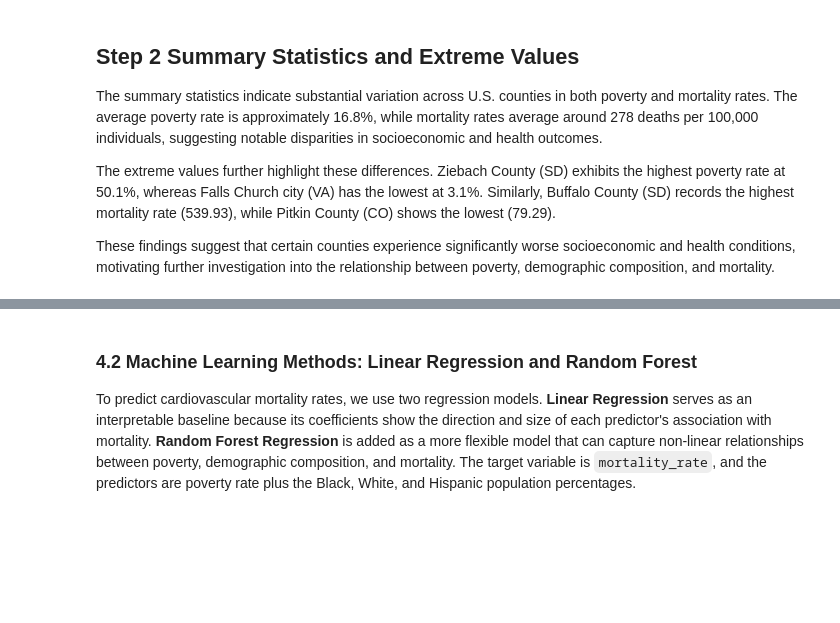
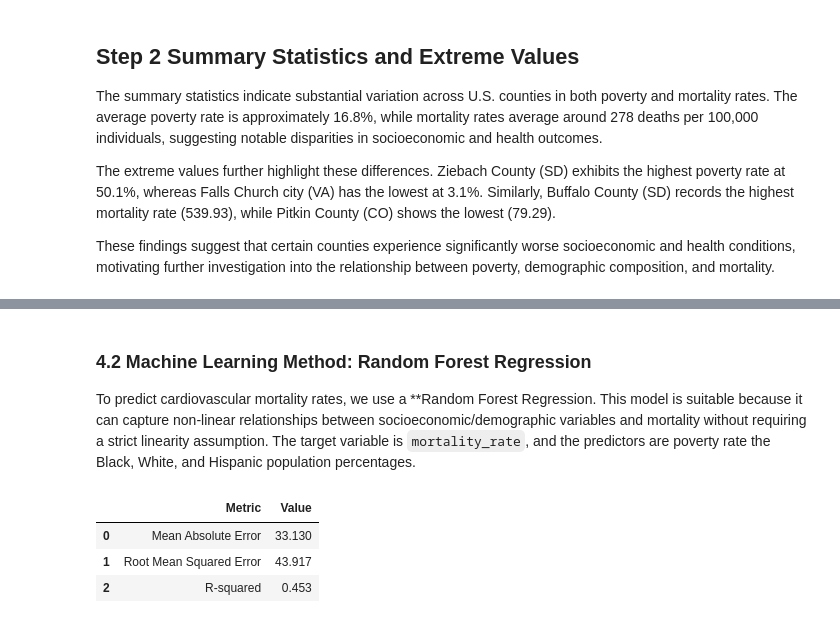
Before and after one commit to ranabetuldereli/DSA210-TermProject, a Jupyter notebook: DSA210projectrna.ipynb, the cells around one changed output, grey strips where cells are left out. Cells and saved outputs as stored; diff of their text form; code cells hidden in the pictures; blank space fills up the shorter version.

```diff
--- a/DSA210projectrna.ipynb
+++ b/DSA210projectrna.ipynb
@@ -510,59 +543,50 @@ results_df.style.hide(axis="index").set_caption("Summary of Hypothesis Test Resu
 # %% [markdown]
-### 4.2 Machine Learning Methods: Linear Regression and Random Forest
+### 4.2 Machine Learning Method: Random Forest Regression
 
-To predict cardiovascular mortality rates, we use two regression models. **Linear Regression** serves as an interpretable baseline because its coefficients show the direction and size of each predictor's association with mortality. **Random Forest Regression** is added as a more flexible model that can capture non-linear relationships between poverty, demographic composition, and mortality. The target variable is `mortality_rate`, and the predictors are poverty rate plus the Black, White, and Hispanic population percentages.
+To predict cardiovascular mortality rates, we use a **Random Forest Regression. This model is suitable because it can capture non-linear relationships between socioeconomic/demographic variables and mortality without requiring a strict linearity assumption. The target variable is `mortality_rate`, and the predictors are poverty rate  the Black, White, and Hispanic population percentages.
 # %%
 from sklearn.model_selection import train_test_split
-from sklearn.linear_model import LinearRegression
 from sklearn.ensemble import RandomForestRegressor
 from sklearn.metrics import mean_absolute_error, mean_squared_error, r2_score
 import matplotlib.pyplot as plt
 import seaborn as sns
 import numpy as np
 import pandas as pd
 
 features = ["poverty_rate", "black", "white", "hispanic"]
 target = "mortality_rate"
 
 ml_data = data[features + [target]].dropna().copy()
 X = ml_data[features]
 y = ml_data[target]
 
 X_train, X_test, y_train, y_test = train_test_split(
     X, y, test_size=0.20, random_state=42
 )
 
-models = {
-    "Linear Regression": LinearRegression(),
-    "Random Forest Regression": RandomForestRegressor(
-        n_estimators=300,
-        max_depth=8,
-        min_samples_leaf=5,
-        random_state=42
-    )
-}
+rf_model = RandomForestRegressor(
+    n_estimators=300,
+    max_depth=8,
+    min_samples_leaf=5,
+    random_state=42
+)
 
-predictions = {}
-model_rows = []
+rf_model.fit(X_train, y_train)
+y_pred = rf_model.predict(X_test)
 
-for model_name, model in models.items():
-    model.fit(X_train, y_train)
-    y_pred = model.predict(X_test)
-    predictions[model_name] = y_pred
+mae = mean_absolute_error(y_test, y_pred)
+rmse = np.sqrt(mean_squared_error(y_test, y_pred))
+r2 = r2_score(y_test, y_pred)
 
-    model_rows.append({
-        "Model": model_name,
-        "Mean Absolute Error": mean_absolute_error(y_test, y_pred),
-        "Root Mean Squared Error": np.sqrt(mean_squared_error(y_test, y_pred)),
-        "R-squared": r2_score(y_test, y_pred)
-    })
-
-linear_model = models["Linear Regression"]
-rf_model = models["Random Forest Regression"]
-best_model_name = max(model_rows, key=lambda row: row["R-squared"])["Model"]
-y_pred = predictions[best_model_name]
-
-model_results = pd.DataFrame(model_rows)
-model_results[["Mean Absolute Error", "Root Mean Squared Error", "R-squared"]] = model_results[["Mean Absolute Error", "Root Mean Squared Error", "R-squared"]].round(3)
+model_results = pd.DataFrame({
+    "Metric": ["Mean Absolute Error", "Root Mean Squared Error", "R-squared"],
+    "Value": [mae, rmse, r2]
+})
+model_results["Value"] = model_results["Value"].round(3)
 model_results
+# %% [output]
+|  | Metric | Value |
+| 0 | Mean Absolute Error | 33.130 |
+| 1 | Root Mean Squared Error | 43.917 |
+| 2 | R-squared | 0.453 |
 # %%
```
Also changed, not shown: parts of 21 cells of this notebook.
